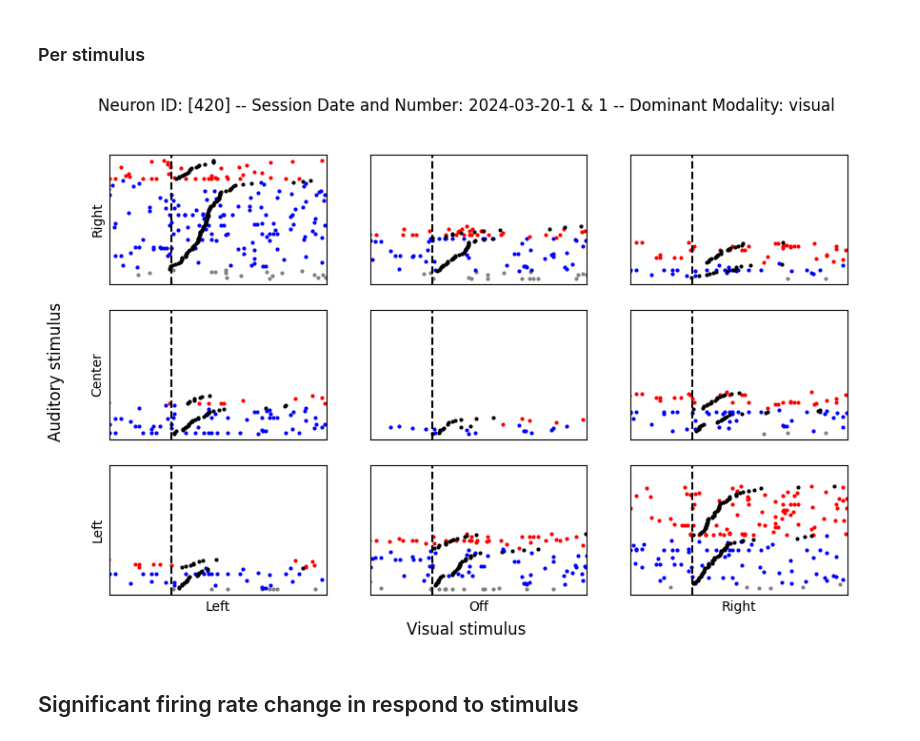
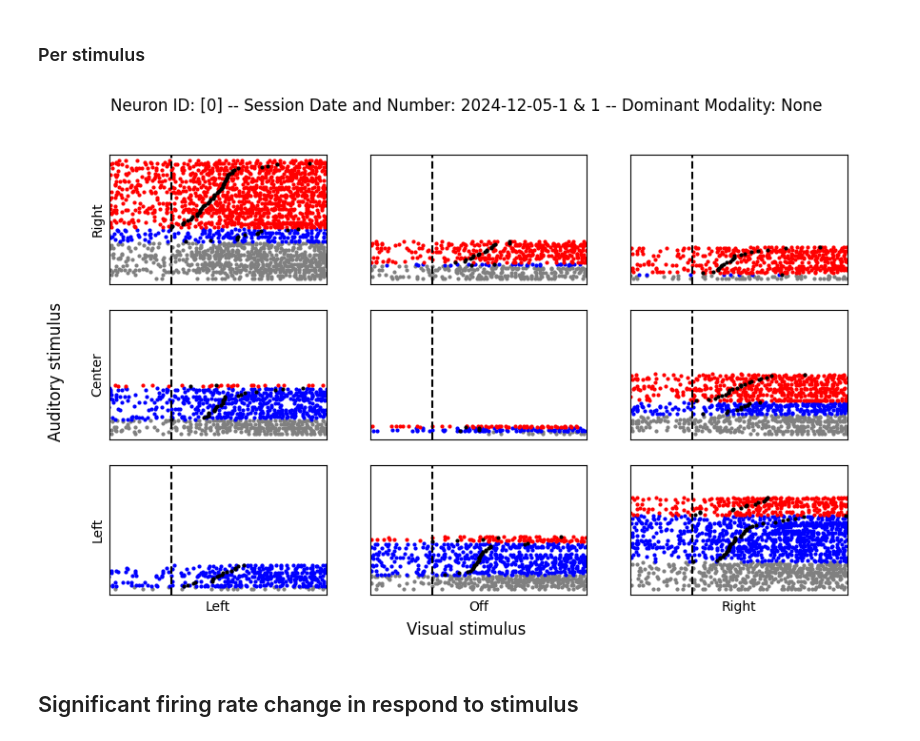
Before and after one commit to serkanshentyurk/rotation_cortex, a Jupyter notebook: v1.ipynb, the cells around one changed output. Cells and saved outputs as stored; diff of their text form; code cells hidden in the pictures.

```diff
--- a/v1.ipynb
+++ b/v1.ipynb
@@ -17,11 +18,15 @@ from classes import session_data, exp_data
 # Load & Format Data
 # %%
 # runs only when pandas==1.3.5 - run !pip install pandas==1.3.5
-recordings = load_data(subject = 'AV043',
-					   expDate = '2024-03-14:2024-03-20', # 2024-03-14 or 2024-03-20
+# recordings = load_data(subject = 'AV043',
+# 					   expDate = '2024-03-14:2024-03-20', # 2024-03-14 or 2024-03-20
+# 					   expDef = 'multiSpaceWorld_checker_training',
+# 					   data_name_dict= 'all-default')
+
+recordings = load_data(subject = 'GB012',
+					   expDate = '2024-11-22:2024-12-05', # 2024-03-14 or 2024-03-20
 					   expDef = 'multiSpaceWorld_checker_training',
 					   data_name_dict= 'all-default')
-
 
 formatted_events, formatted_cluster_data, spikes, dominant_modality, session_no, session_date = format_session(recordings,
 																								 session_no = 1,
@@ -36,12 +42,14 @@ See the caveats in the documentation: https://pandas.pydata.org/pandas-docs/stab
 # Creating Objects
 # %%
 data = exp_data()
-for i in range(len(recordings)):
+# for i in range(len(recordings)):
+for i in range(1,2):
 	data.add_session(session_data(*format_session(recordings,
 												 session_no = i,
 												 expDef = 'multiSpaceWorld_checker_training',
-												 check_dominantModality=True)),
-					 baseline_start = -0.5, stimulus_end = 0.5, bin_size = 0.01)
+												 check_dominantModality=True),
+                               only_validTrails = True, baseline_start = -0.5, stimulus_end = 0.5,
+                               binsize = 0.01, normalise = True, bombcell = True))
 # %% [output]
 A value is trying to be set on a copy of a slice from a DataFrame.
 Try using .loc[row_indexer,col_indexer] = value instead
@@ -107,9 +116,9 @@ obj.plot_spike_raster(neuron_ids = [420], first_move = False,
 ### Per stimulus
 # %%
 obj = data.session_data_obj[1]
-obj.plot_spike_raster_table(neuron_ids = 420, first_move = True, sort_choice_loc = True, sort_response_time = True)
+obj.plot_spike_raster_table(neuron_ids = 0, first_move = True, sort_choice_loc = True, sort_response_time = True)
 # %% [output]
-[figure, old version]
+[figure, new version]
 # %% [markdown]
 ## Significant firing rate change in respond to stimulus
 # %% [markdown]
```
Also changed, not shown: parts of 33 cells of this notebook, 7 other files.
